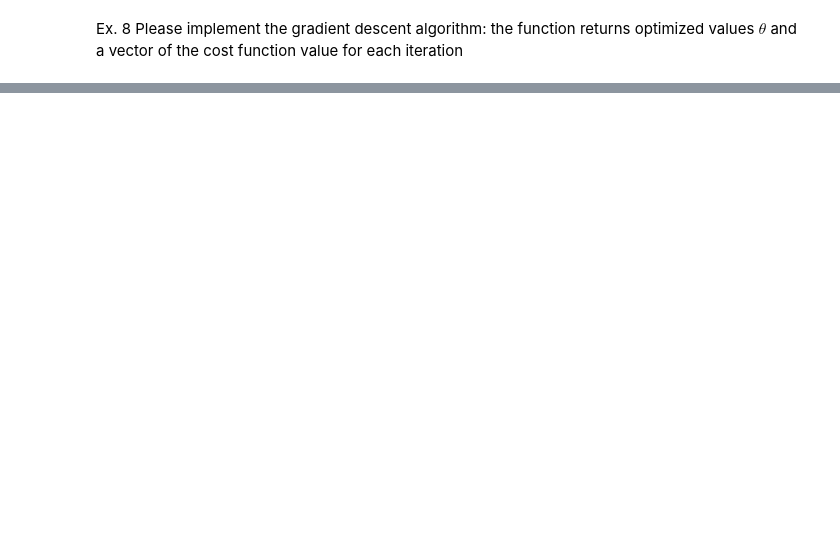
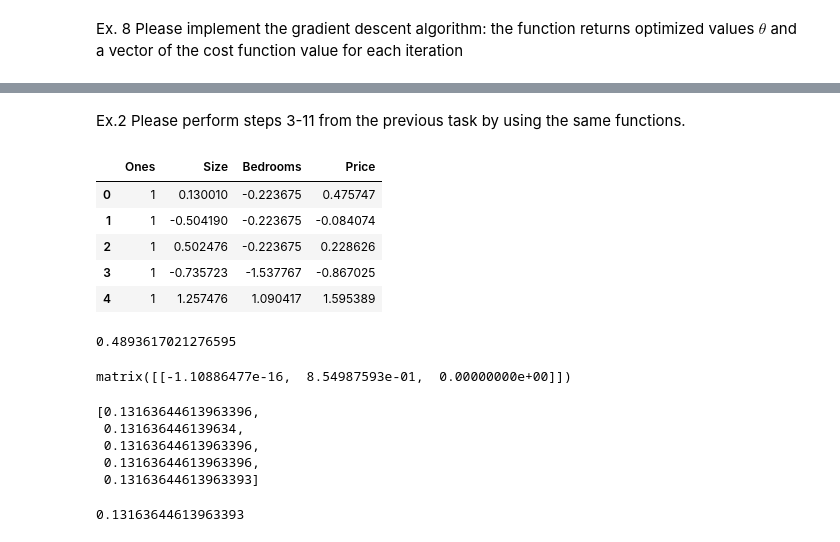
Before and after one commit to wkula/MachineLearning, a Jupyter notebook: Lab3.ipynb, the cells around one changed output, grey strips where cells are left out. Drawn from its saved outputs; the diff is of its cells as text; code cells hidden in the pictures; blank space fills up the shorter version.

```diff
--- a/Lab3.ipynb
+++ b/Lab3.ipynb
@@ -104,0 +147,4 @@ def gradient_prosty(X, y, theta, alpha, it):
+# %%
+path = os.getcwd() + '/dane2.txt'
+data2 = pd.read_csv(path, header=None, names=['Size', 'Bedrooms', 'Price'])
+data2.head()
@@ -104,0 +160,3 @@ def gradient_prosty(X, y, theta, alpha, it):
+# %%
+data2 = (data2 - data2.mean())/data2.std()
+data2.head()
@@ -104,0 +170,12 @@ def gradient_prosty(X, y, theta, alpha, it):
+# %% [markdown]
+Ex.2 Please perform steps 3-11 from the previous task by using the same functions.
+# %%
+data2.insert(0, "Ones", np.ones(len(data2), dtype=int), True)
+data2.head()
+# %% [output]
+|  | Ones | Size | Bedrooms | Price |
+| 0 | 1 | 0.130010 | -0.223675 | 0.475747 |
+| 1 | 1 | -0.504190 | -0.223675 | -0.084074 |
+| 2 | 1 | 0.502476 | -0.223675 | 0.228626 |
+| 3 | 1 | -0.735723 | -1.537767 | -0.867025 |
+| 4 | 1 | 1.257476 | 1.090417 | 1.595389 |
@@ -104,0 +189,4 @@ def gradient_prosty(X, y, theta, alpha, it):
+# %%
+computeCost(X, y, theta)
+# %% [output]
+0.4893617021276595
@@ -104,0 +195,16 @@ def gradient_prosty(X, y, theta, alpha, it):
+# %%
+theta_opt
+# %% [output]
+matrix([[-1.10886477e-16,  8.54987593e-01,  0.00000000e+00]])
+# %%
+cost[-5:]
+# %% [output]
+[0.13163644613963396,
+ 0.131636446139634,
+ 0.13163644613963396,
+ 0.13163644613963396,
+ 0.13163644613963393]
+# %%
+computeCost(X, y, theta_opt)
+# %% [output]
+0.13163644613963393
```
Also changed, not shown: parts of 39 cells of this notebook.
